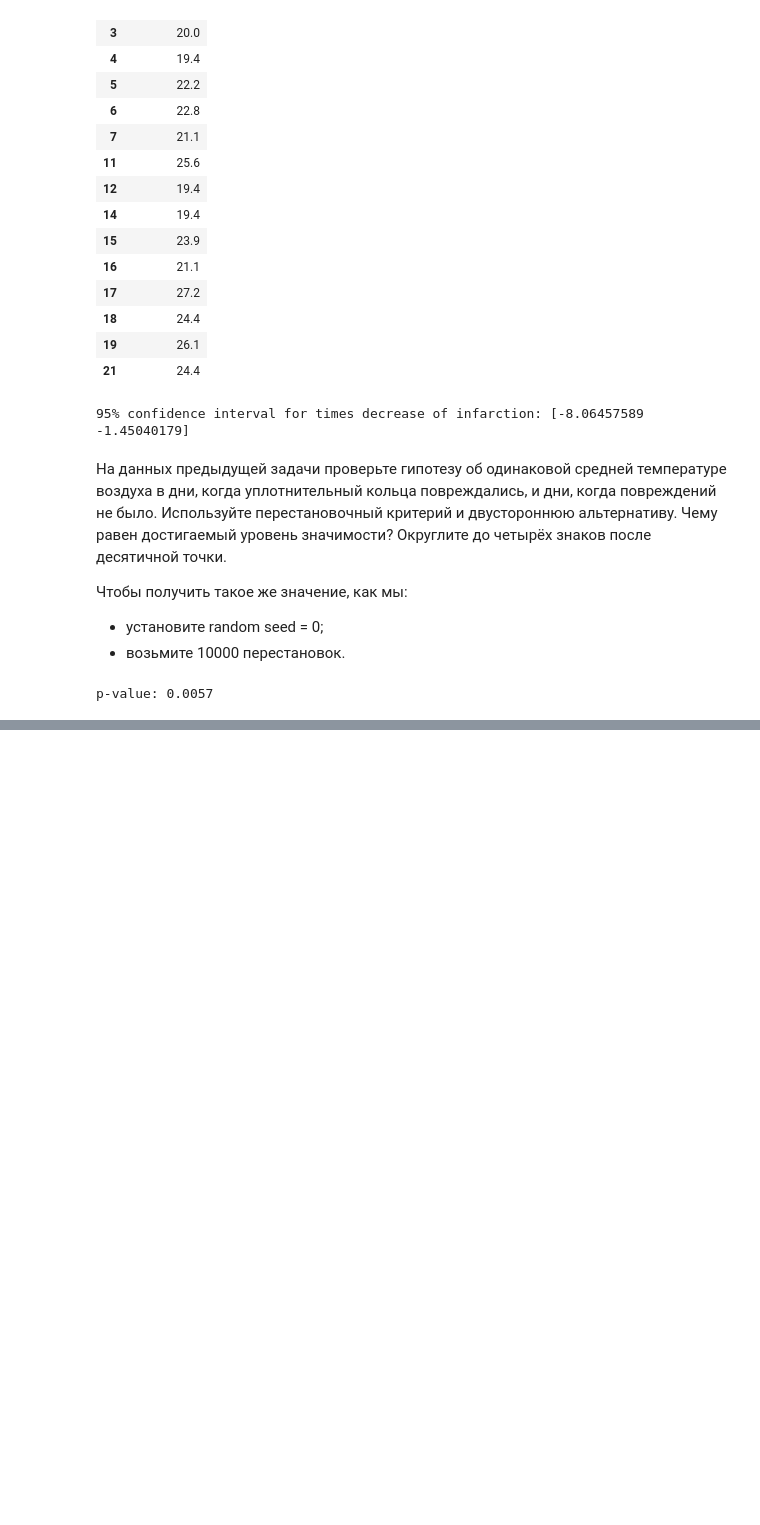
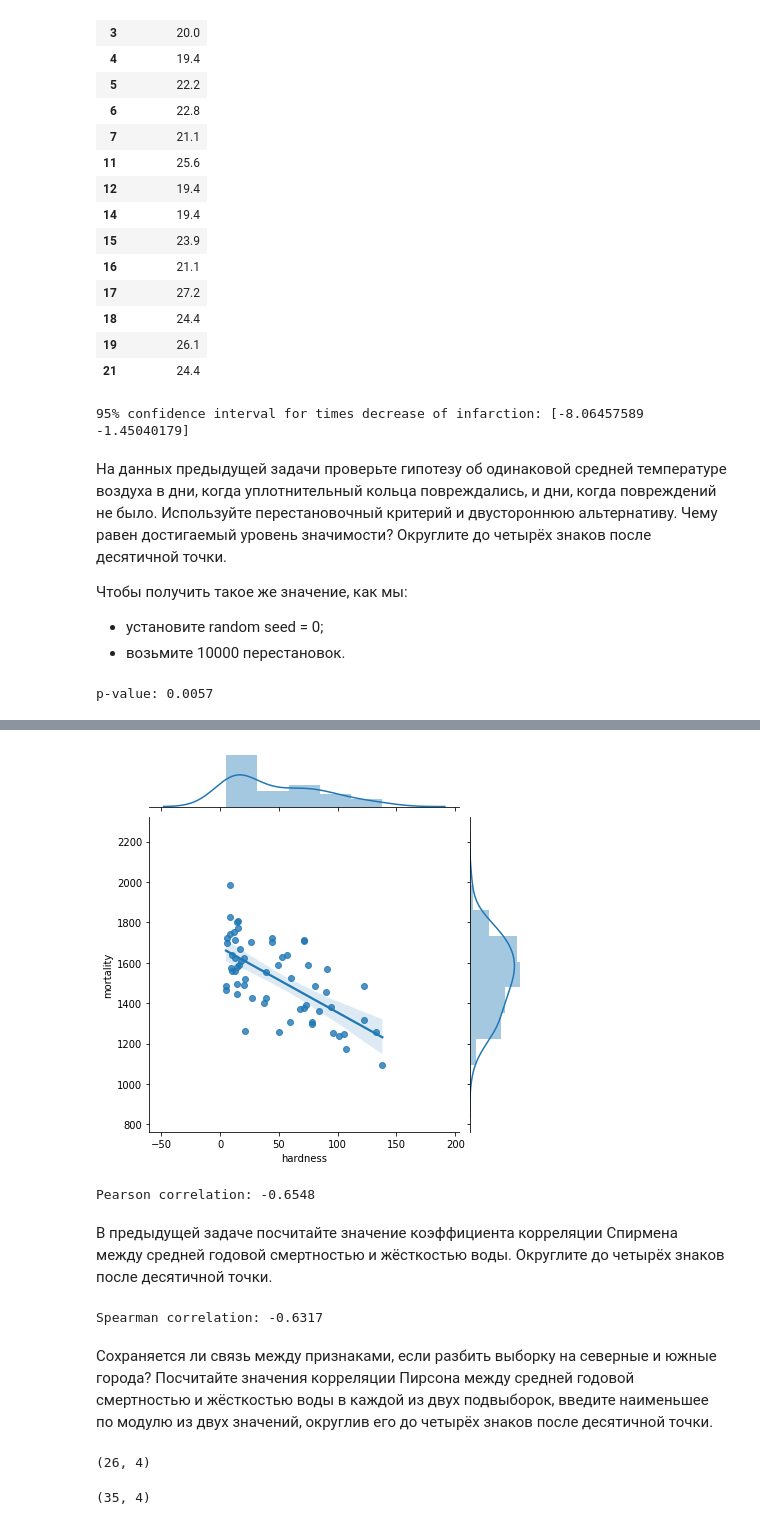
Before and after one commit to AlexG888/Specialization_from_MIPT_and_Yandex, a Jupyter notebook: course_4/theoretical_notebooks/tests.ipynb, the cells around one changed output, grey strips where cells are left out. Drawn from its saved outputs; the diff is of its cells as text; code cells hidden in the pictures; blank space fills up the shorter version.

```diff
--- a/course_4/theoretical_notebooks/tests.ipynb
+++ b/course_4/theoretical_notebooks/tests.ipynb
@@ -892,0 +954,4 @@ p-value: 0.0057
+# %%
+water = pd.read_csv('../data/water.txt', delimiter='\t')
+water.info()
+water.describe()
@@ -892,0 +988,24 @@ p-value: 0.0057
+# %%
+sns.jointplot('hardness', 'mortality', water, kind="reg");
+# %% [output]
+[figure, added]
+# %%
+print('Pearson correlation: %.4f' % stats.pearsonr(water.hardness, water.mortality)[0])
+# %% [output]
+Pearson correlation: -0.6548
+# %% [markdown]
+В предыдущей задаче посчитайте значение коэффициента корреляции Спирмена между средней годовой смертностью и жёсткостью воды. Округлите до четырёх знаков после десятичной точки.
+# %%
+print('Spearman correlation: %.4f' % stats.spearmanr(water.hardness, water.mortality)[0])
+# %% [output]
+Spearman correlation: -0.6317
+# %% [markdown]
+Сохраняется ли связь между признаками, если разбить выборку на северные и южные города? Посчитайте значения корреляции Пирсона между средней годовой смертностью и жёсткостью воды в каждой из двух подвыборок, введите наименьшее по модулю из двух значений, округлив его до четырёх знаков после десятичной точки.
+# %%
+water_south = water[water.location == 'South']
+water_north = water[water.location == 'North']
+water_south.shape
+water_north.shape
+# %% [output]
+(26, 4)
+(35, 4)
```
Also changed, not shown: parts of 41 cells of this notebook, 10 other files.
